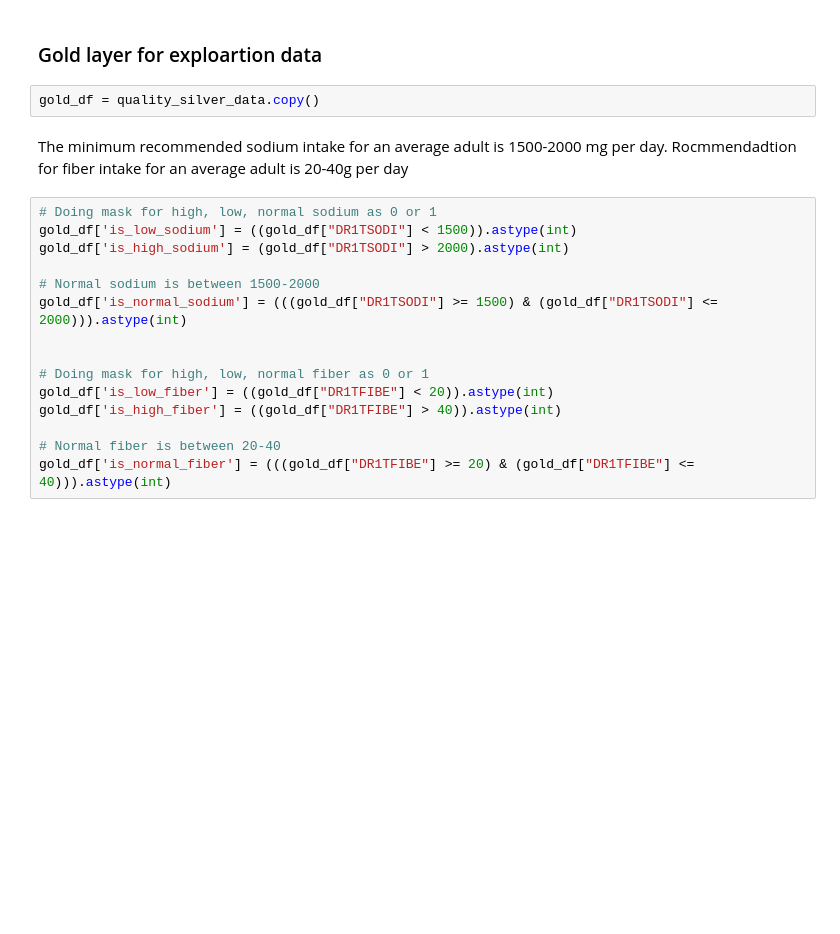
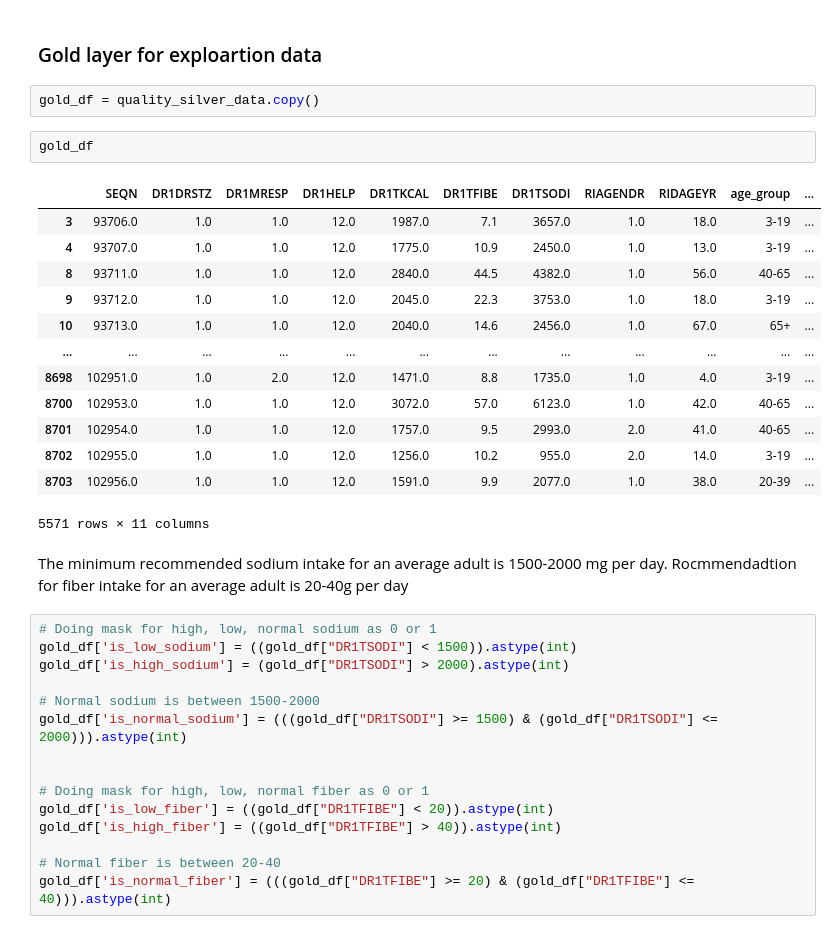
Before and after one commit to PrzybyszB/PubChat, a Jupyter notebook: notebooks/jupyter.ipynb, the cells around one changed output. Saved outputs shown, nothing was run; the diff lists cells and outputs as text; blank space fills up the shorter version.

```diff
--- a/notebooks/jupyter.ipynb
+++ b/notebooks/jupyter.ipynb
@@ -215,6 +207,22 @@ quality_silver_data = silver_df[
 ### Gold layer for exploartion data
 # %%
 gold_df = quality_silver_data.copy()
+# %%
+gold_df
+# %% [output]
+|  | SEQN | DR1DRSTZ | DR1MRESP | DR1HELP | DR1TKCAL | DR1TFIBE | DR1TSODI | RIAGENDR | RIDAGEYR | age_group | ... |
+| 3 | 93706.0 | 1.0 | 1.0 | 12.0 | 1987.0 | 7.1 | 3657.0 | 1.0 | 18.0 | 3-19 | ... |
+| 4 | 93707.0 | 1.0 | 1.0 | 12.0 | 1775.0 | 10.9 | 2450.0 | 1.0 | 13.0 | 3-19 | ... |
+| 8 | 93711.0 | 1.0 | 1.0 | 12.0 | 2840.0 | 44.5 | 4382.0 | 1.0 | 56.0 | 40-65 | ... |
+| 9 | 93712.0 | 1.0 | 1.0 | 12.0 | 2045.0 | 22.3 | 3753.0 | 1.0 | 18.0 | 3-19 | ... |
+| 10 | 93713.0 | 1.0 | 1.0 | 12.0 | 2040.0 | 14.6 | 2456.0 | 1.0 | 67.0 | 65+ | ... |
+| ... | ... | ... | ... | ... | ... | ... | ... | ... | ... | ... | ... |
+| 8698 | 102951.0 | 1.0 | 2.0 | 12.0 | 1471.0 | 8.8 | 1735.0 | 1.0 | 4.0 | 3-19 | ... |
+| 8700 | 102953.0 | 1.0 | 1.0 | 12.0 | 3072.0 | 57.0 | 6123.0 | 1.0 | 42.0 | 40-65 | ... |
+| 8701 | 102954.0 | 1.0 | 1.0 | 12.0 | 1757.0 | 9.5 | 2993.0 | 2.0 | 41.0 | 40-65 | ... |
+| 8702 | 102955.0 | 1.0 | 1.0 | 12.0 | 1256.0 | 10.2 | 955.0 | 2.0 | 14.0 | 3-19 | ... |
+| 8703 | 102956.0 | 1.0 | 1.0 | 12.0 | 1591.0 | 9.9 | 2077.0 | 1.0 | 38.0 | 20-39 | ... |
+5571 rows × 11 columns
 # %% [markdown]
 The minimum recommended sodium intake for an average adult is 1500-2000 mg per day.
 Rocmmendadtion for fiber intake for an average adult is 20-40g per day
```
Also changed, not shown: parts of 6 cells of this notebook, 5 other files.
